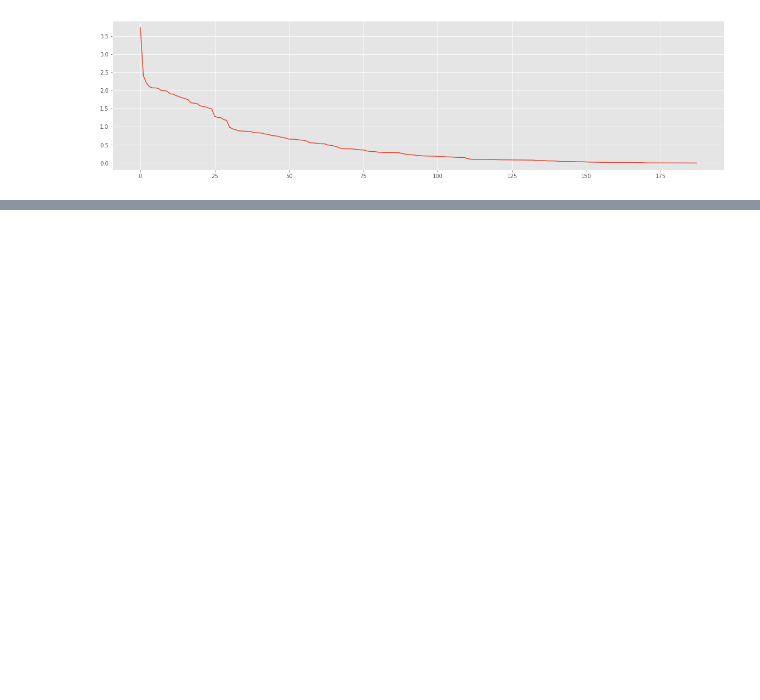
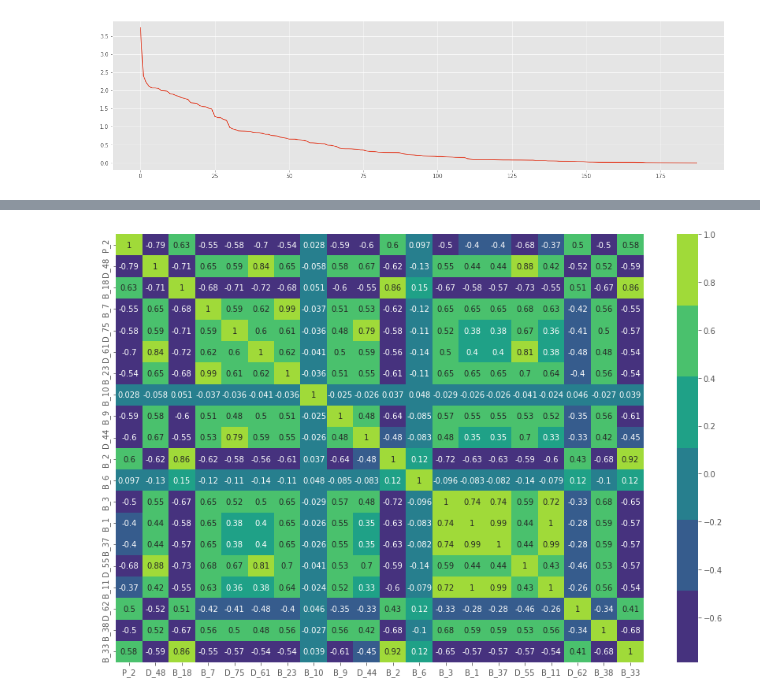
Before and after one commit to chaitsugale/AMEX-Default-PREDICTION, a Jupyter notebook: amex-default-prediction.ipynb, the cells around one changed output, grey strips where cells are left out. Cells and saved outputs as stored; diff of their text form; code cells hidden in the pictures; blank space fills up the shorter version.

```diff
--- a/amex-default-prediction.ipynb
+++ b/amex-default-prediction.ipynb
@@ -291,0 +397,19 @@ plt.show()
+# %%
+amex_selected_feature = iv_score_diff[iv_score_diff > 0.5].index.values
+
+cat_cols = [col for col in cat_cols if col in amex_selected_feature]
+
+amex_train_col = [col for col in amex_train.columns if col in amex_selected_feature]
+# %%
+amex_top_columns = [col for col in amex_selected_feature[:20] if col in amex_train_col]
+
+#amex_top_cols = np.asarray(amex_top_columns)
+amex_corr = amex_train[amex_top_columns].corr()
+
+plt.figure(figsize = (15,10))
+
+sns.heatmap(amex_corr,annot = True,cmap=sns.color_palette("viridis"))
+
+plt.show()
+# %% [output]
+[figure, added]
```
Also changed, not shown: parts of 6 cells of this notebook.
